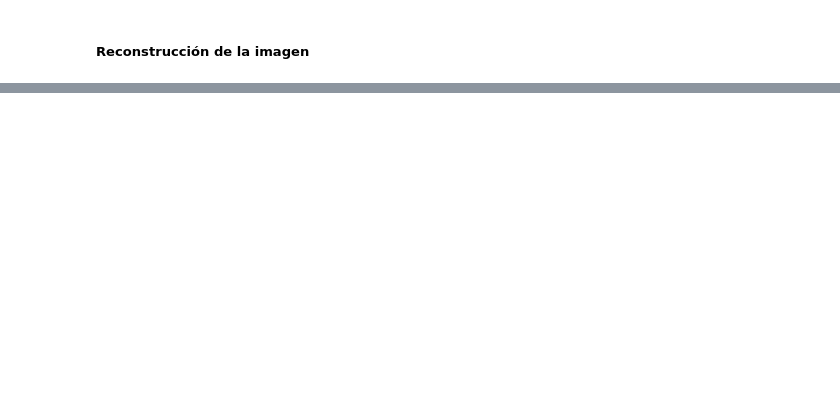
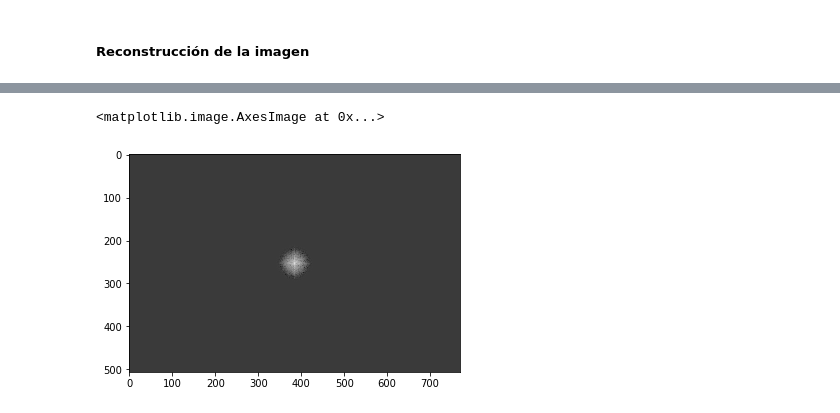
Before and after one commit to luiscib3r/Procesamiento-de-Imagenes, a Jupyter notebook: Seminario/Filtrado de imágenes en el dominio de la frecuencia.ipynb, the cells around one changed output, grey strips where cells are left out. Cells and saved outputs as stored; diff of their text form; code cells hidden in the pictures; blank space fills up the shorter version.

```diff
--- a/Seminario/Filtrado de imágenes en el dominio de la frecuencia.ipynb
+++ b/Seminario/Filtrado de imágenes en el dominio de la frecuencia.ipynb
@@ -259,0 +312,2 @@ show()
+# %%
+freq = fftshift(fft2(im))
@@ -259,0 +318,7 @@ show()
+# %%
+R = freq*kernel
+# %%
+imshow(20*log(abs(R+1)))
+# %% [output]
+<matplotlib.image.AxesImage at 0x...>
+[figure, added]
```
Also changed, not shown: parts of 20 cells of this notebook, 2 other files.
